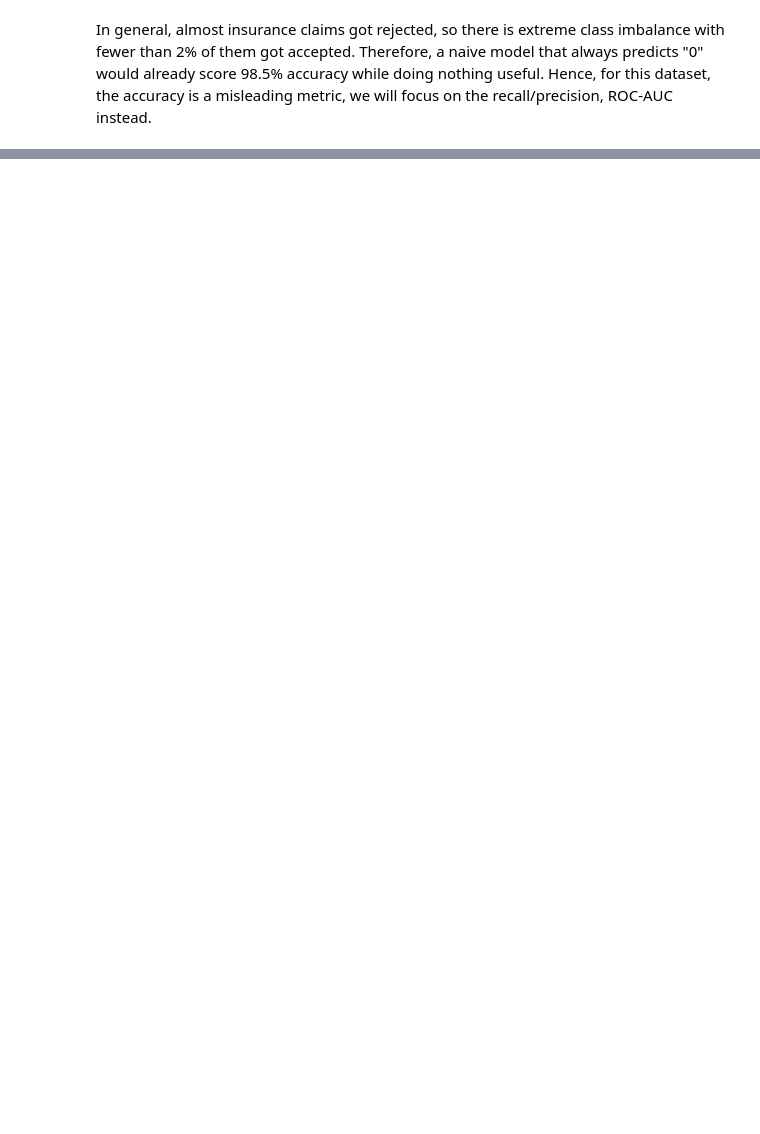
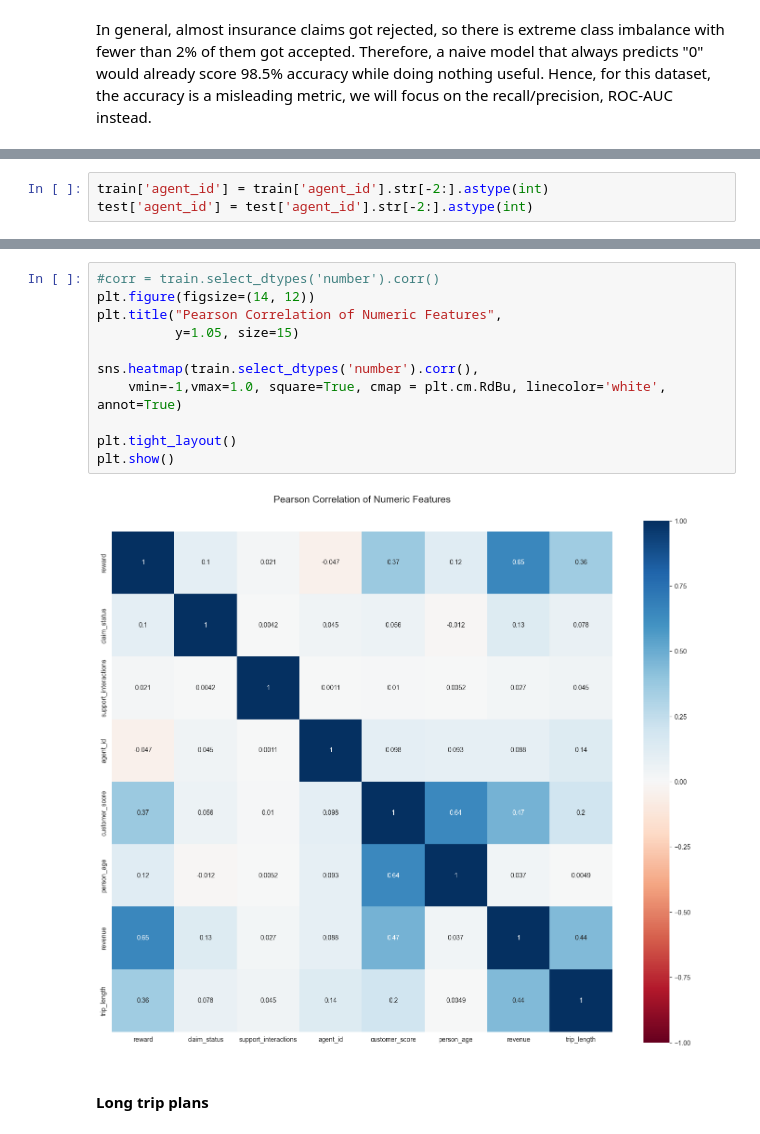
Before and after one commit to agastyaharta/ml_regression_classification, a Jupyter notebook: insurance_classification.ipynb, the cells around one changed output, grey strips where cells are left out. Saved outputs shown, nothing was run; the diff lists cells and outputs as text; blank space fills up the shorter version.

```diff
--- a/insurance_classification.ipynb
+++ b/insurance_classification.ipynb
@@ -194,0 +220,3 @@ In general, almost insurance claims got rejected, so there is extreme class imba
+# %%
+train['agent_id'] = train['agent_id'].str[-2:].astype(int)
+test['agent_id'] = test['agent_id'].str[-2:].astype(int)
@@ -194,0 +333,15 @@ In general, almost insurance claims got rejected, so there is extreme class imba
+# %%
+#corr = train.select_dtypes('number').corr()
+plt.figure(figsize=(14, 12))
+plt.title("Pearson Correlation of Numeric Features",
+          y=1.05, size=15)
+
+sns.heatmap(train.select_dtypes('number').corr(),
+    vmin=-1,vmax=1.0, square=True, cmap = plt.cm.RdBu, linecolor='white', annot=True)
+
+plt.tight_layout()
+plt.show()
+# %% [output]
+[figure, added]
+# %% [markdown]
+#### Long trip plans
```
Also changed, not shown: parts of 97 cells of this notebook.
